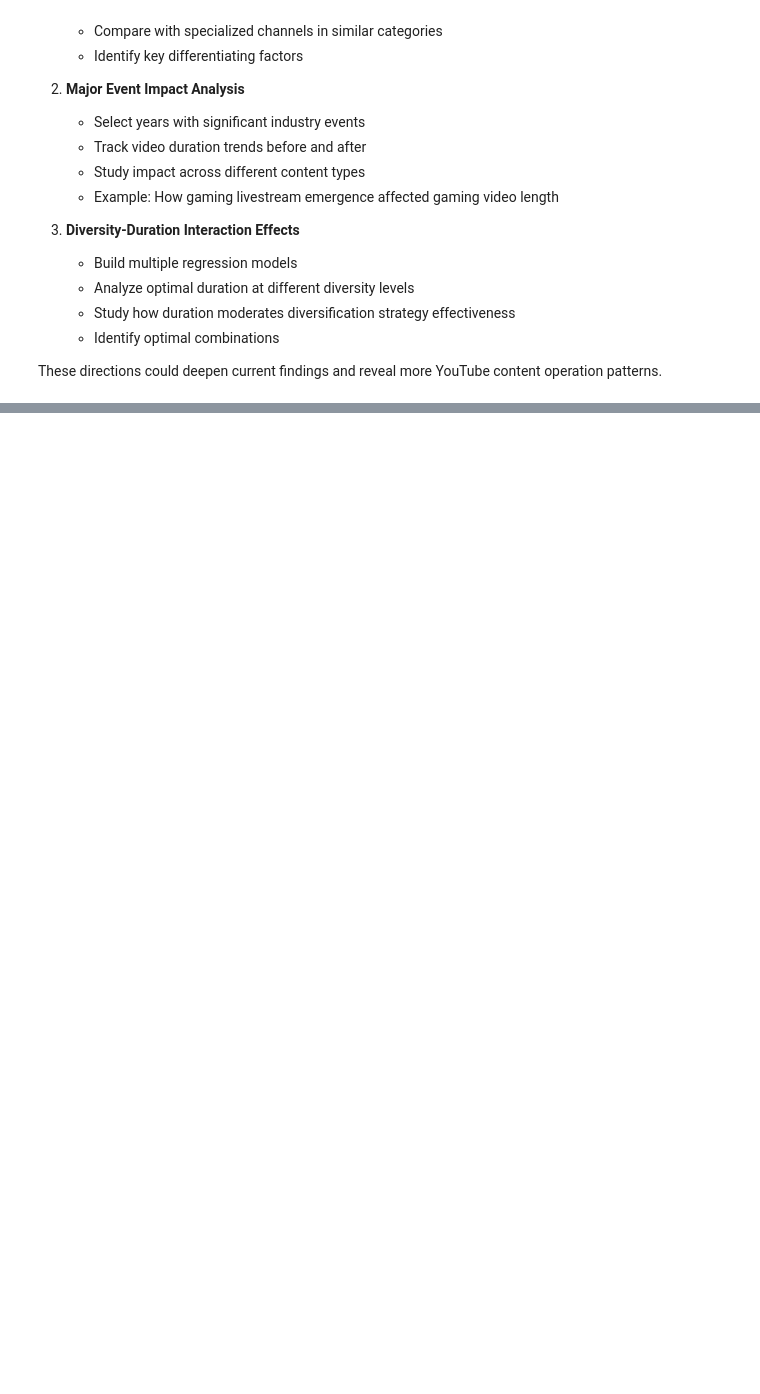
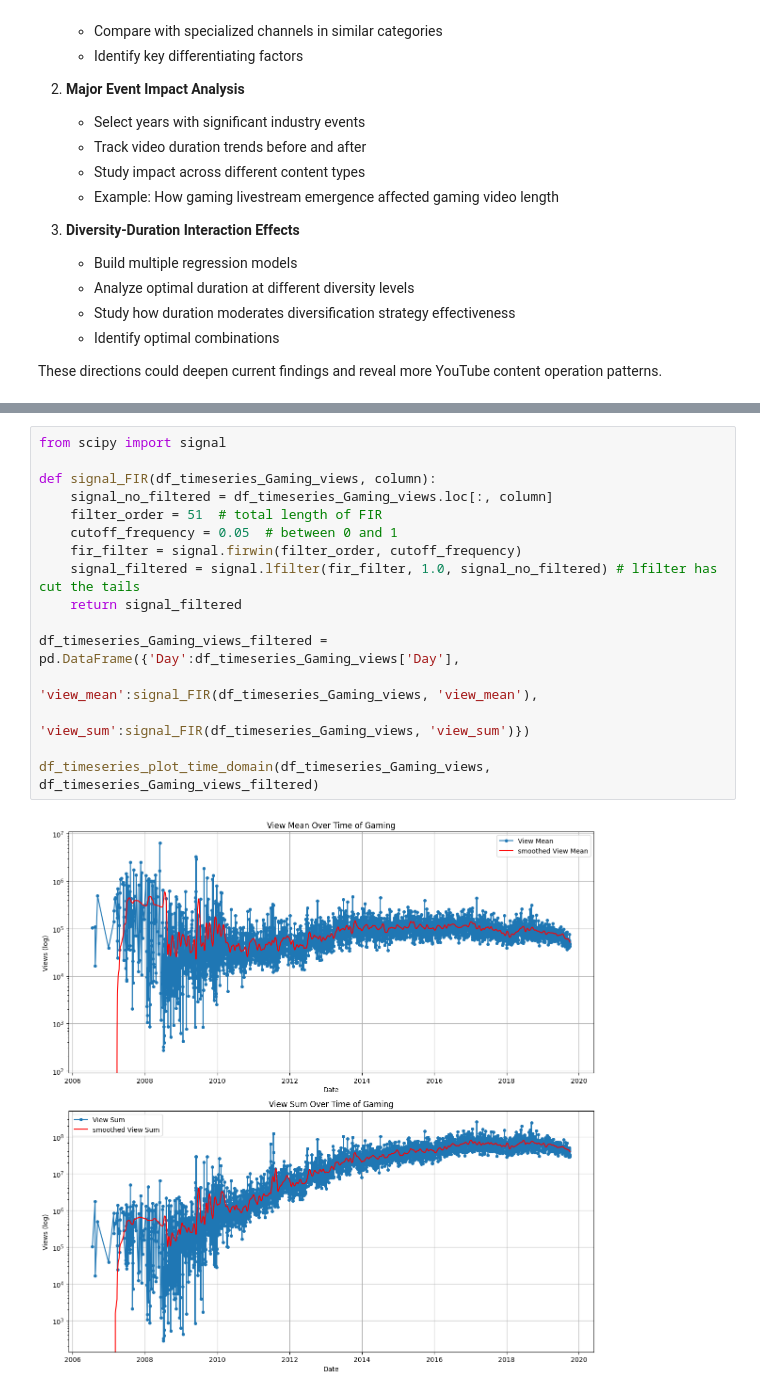
Before and after one commit to NecoJac/ada-2024-project-laughtodeath666, a Jupyter notebook: results.ipynb, the cells around one changed output, grey strips where cells are left out. Cells and saved outputs as stored; diff of their text form; blank space fills up the shorter version.

```diff
--- a/results.ipynb
+++ b/results.ipynb
@@ -632,0 +730,18 @@ These directions could deepen current findings and reveal more YouTube content o
+# %%
+from scipy import signal
+
+def signal_FIR(df_timeseries_Gaming_views, column):
+    signal_no_filtered = df_timeseries_Gaming_views.loc[:, column]
+    filter_order = 51  # total length of FIR
+    cutoff_frequency = 0.05  # between 0 and 1
+    fir_filter = signal.firwin(filter_order, cutoff_frequency)
+    signal_filtered = signal.lfilter(fir_filter, 1.0, signal_no_filtered) # lfilter has cut the tails
+    return signal_filtered
+
+df_timeseries_Gaming_views_filtered = pd.DataFrame({'Day':df_timeseries_Gaming_views['Day'],
+                                                    'view_mean':signal_FIR(df_timeseries_Gaming_views, 'view_mean'),
+                                                    'view_sum':signal_FIR(df_timeseries_Gaming_views, 'view_sum')})
+
+df_timeseries_plot_time_domain(df_timeseries_Gaming_views, df_timeseries_Gaming_views_filtered)
+# %% [output]
+[figure, added]
```
Also changed, not shown: parts of 73 cells of this notebook, 4 other files.
